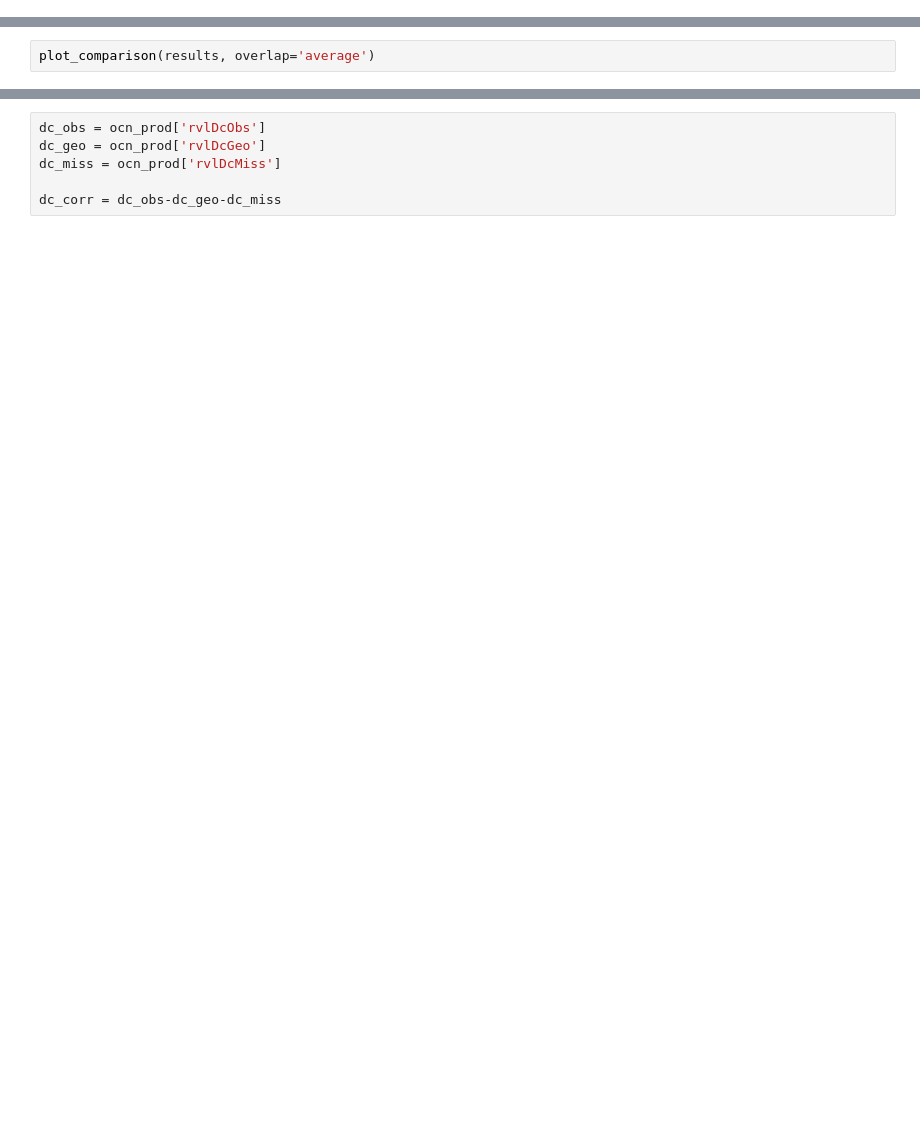
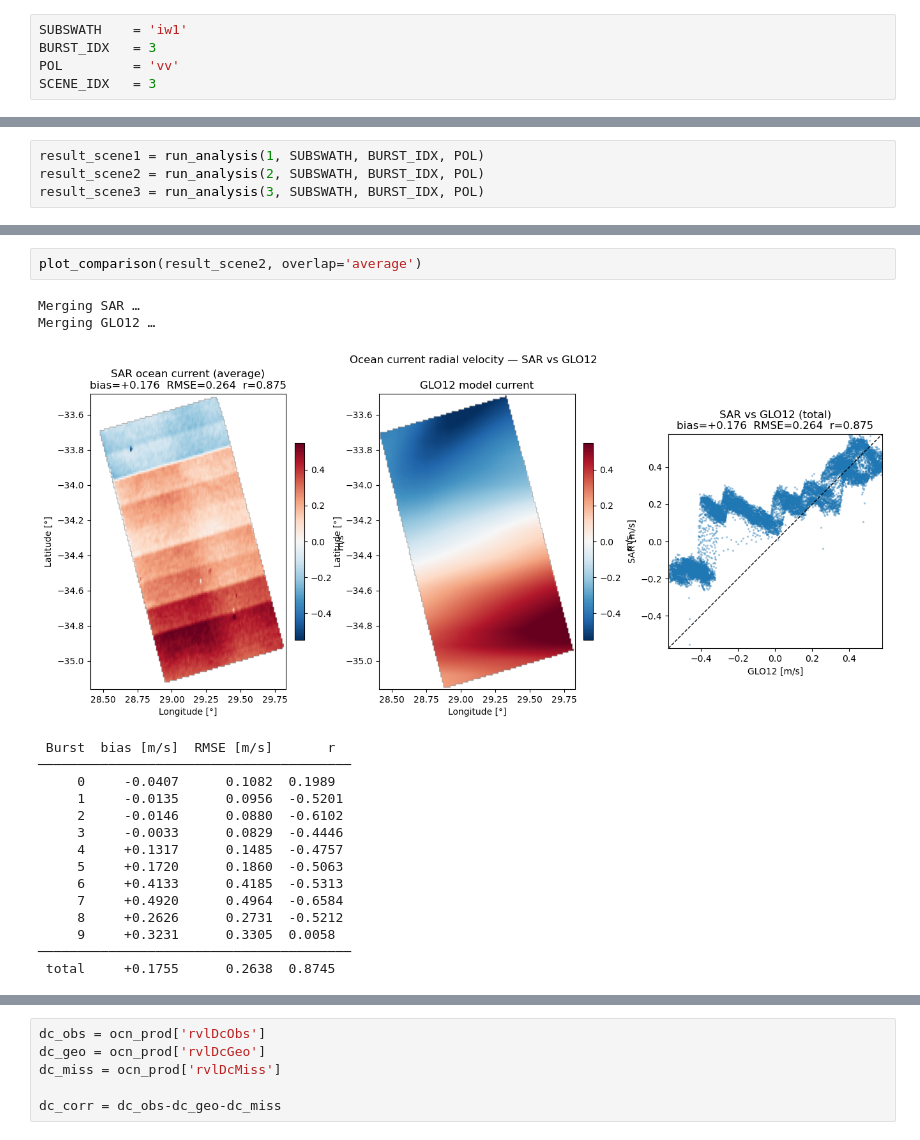
Before and after one commit to oscipal/ocean_current_retrieval, a Jupyter notebook: notebooks/s1_ocean.ipynb, the cells around one changed output, grey strips where cells are left out. Cells and saved outputs as stored; diff of their text form; blank space fills up the shorter version.

```diff
--- a/notebooks/s1_ocean.ipynb
+++ b/notebooks/s1_ocean.ipynb
@@ -12 +12,6 @@ from scripts import rvl_pipeline
+# %%
+SUBSWATH    = 'iw1'
+BURST_IDX   = 3
+POL         = 'vv'
+SCENE_IDX   = 3
 # %%
@@ -58,2 +45,4 @@ Loading GLO12 …
 # %%
-plot_comparison(results, overlap='average')
+result_scene1 = run_analysis(1, SUBSWATH, BURST_IDX, POL)
+result_scene2 = run_analysis(2, SUBSWATH, BURST_IDX, POL)
+result_scene3 = run_analysis(3, SUBSWATH, BURST_IDX, POL)
@@ -77,0 +69,20 @@ Merging GLO12 …
+# %%
+plot_comparison(result_scene2, overlap='average')
+# %% [output]
+Merging SAR …
+Merging GLO12 …
+[figure, added]
+ Burst  bias [m/s]  RMSE [m/s]       r
+────────────────────────────────────────
+     0     -0.0407      0.1082  0.1989
+     1     -0.0135      0.0956  -0.5201
+     2     -0.0146      0.0880  -0.6102
+     3     -0.0033      0.0829  -0.4446
+     4     +0.1317      0.1485  -0.4757
+     5     +0.1720      0.1860  -0.5063
+     6     +0.4133      0.4185  -0.5313
+     7     +0.4920      0.4964  -0.6584
+     8     +0.2626      0.2731  -0.5212
+     9     +0.3231      0.3305  0.0058
+────────────────────────────────────────
+ total     +0.1755      0.2638  0.8745
```
Also changed, not shown: parts of 19 cells of this notebook, 8 other files.
